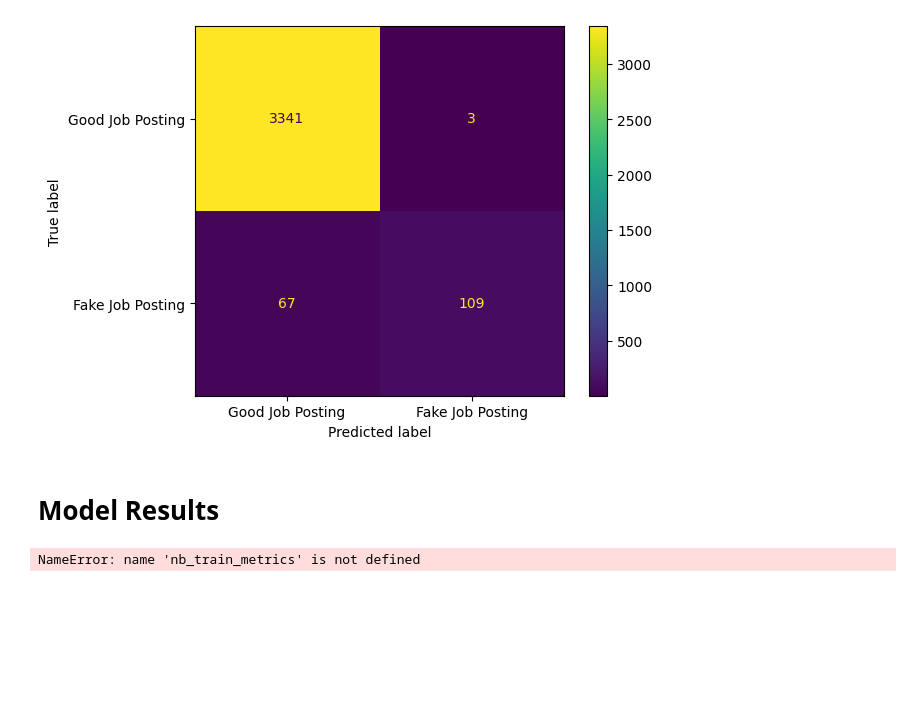
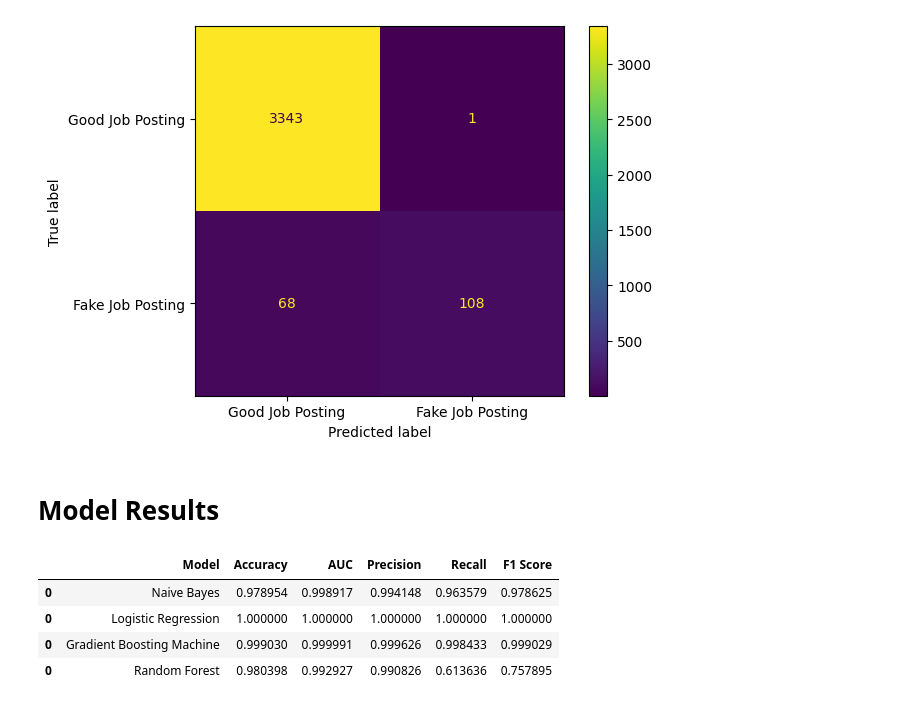
Before and after one commit to ADS-599-Team-2-Capstone/ADS-599-Capstone, a Jupyter notebook: Code Library Folder/Modeling.ipynb, the cells around one changed output. Saved outputs shown, nothing was run; the diff lists cells and outputs as text; code cells hidden in the pictures; blank space fills up the shorter version.

```diff
--- a/Code Library Folder/Modeling.ipynb
+++ b/Code Library Folder/Modeling.ipynb
@@ -52,7 +52,7 @@ def model_stats(model_name: str, grid_search, x: pd.DataFrame, y: pd.Series) ->
 # Naive Bayes
 # Define the model and parameter grid.
 model = MultinomialNB()
-grid = {"alpha": [0.0001,0.001,0.01,0.1,1,10]}
+grid = {"alpha": [0.002,0.001,0.0005]}
 
 # Create the grid search object
 nb_grid_search = GridSearchCV(estimator=model,
@@ -127,7 +127,7 @@ ConfusionMatrixDisplay.from_estimator(
 model = LogisticRegression()
 solvers = ['liblinear']
 penalty = ['l2']
-c_values = [1000, 100, 10, 1.0, 0.1]
+c_values = [10000, 5000, 1000]
 grid = dict(solver=solvers,penalty=penalty,C=c_values)
 
 # define grid search
@@ -209,8 +201,8 @@ ConfusionMatrixDisplay.from_estimator(
 # Gradient Boosting Machine for Classification
 # Define the model and parameter grid.
 model = GradientBoostingClassifier(learning_rate=0.1, n_estimators=60, max_features='sqrt', subsample=0.8, random_state=10)
-grid = {'max_depth':range(5,16,2),
-        'min_samples_split':range(200,1001,200)
+grid = {'max_depth':range(12,16,2),
+        'min_samples_split':range(100,201,25)
         }
 
 # Create the grid search object
@@ -332,11 +344,13 @@ ConfusionMatrixDisplay.from_estimator(
 # %%
 # Train Metrics
 
-nb_train_metrics
-lr_train_metrics
-gbm_train_metrics
-rf_test_metrics
+training_metrics = pd.concat([nb_train_metrics[0], lr_train_metrics[0], gbm_train_metrics[0], rf_test_metrics[0]], axis=0)
+training_metrics
 # %% [output]
-NameError: name 'nb_train_metrics' is not defined
+|  | Model | Accuracy | AUC | Precision | Recall | F1 Score |
+| 0 | Naive Bayes | 0.978954 | 0.998917 | 0.994148 | 0.963579 | 0.978625 |
+| 0 | Logistic Regression | 1.000000 | 1.000000 | 1.000000 | 1.000000 | 1.000000 |
+| 0 | Gradient Boosting Machine | 0.999030 | 0.999991 | 0.999626 | 0.998433 | 0.999029 |
+| 0 | Random Forest | 0.980398 | 0.992927 | 0.990826 | 0.613636 | 0.757895 |
 # %%
 # Test Metrics
```
Also changed, not shown: parts of 15 cells of this notebook.
